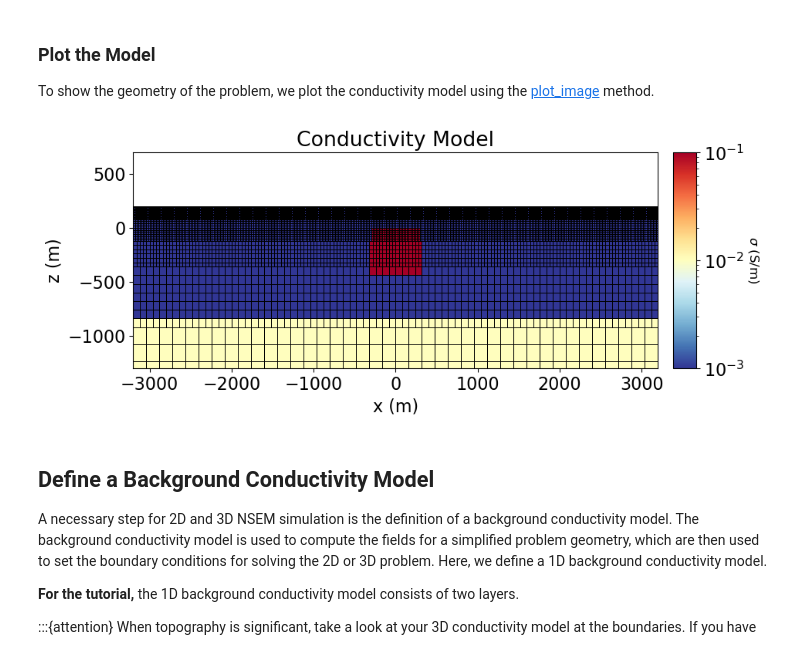
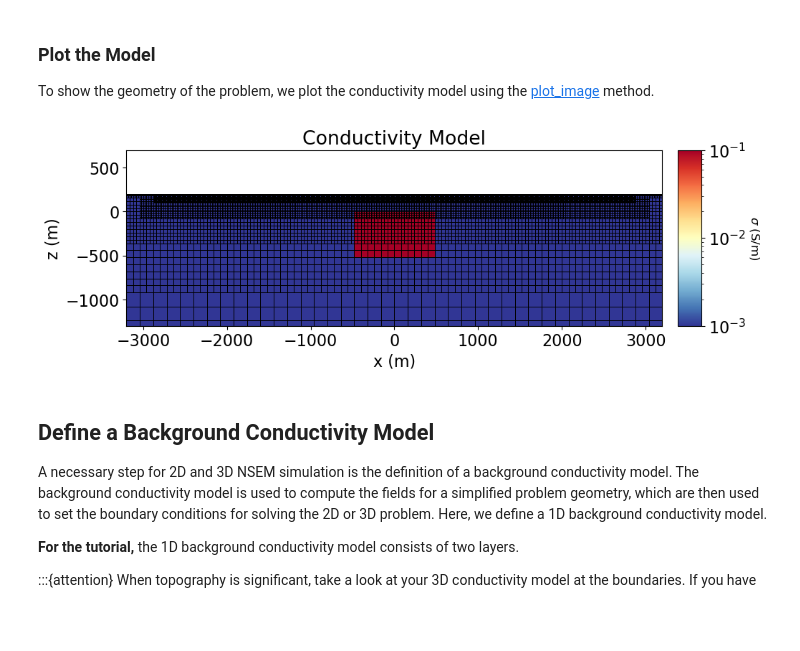
Before and after one commit to simpeg/user-tutorials, a Jupyter notebook: notebooks/09-nsem/fwd_nsem_2d.ipynb, the cells around one changed output. Drawn from its saved outputs; the diff is of its cells as text; code cells hidden in the pictures; blank space fills up the shorter version.

```diff
--- a/notebooks/09-nsem/fwd_nsem_2d.ipynb
+++ b/notebooks/09-nsem/fwd_nsem_2d.ipynb
@@ -72,7 +72,7 @@ Simulating NSEM data in the presence of significant topography on structured mes
 :::
 # %%
 # Along-line locations
-x_topo = np.linspace(-8000, 8000, 501)
+x_topo = np.linspace(-6000, 6000, 501)
 
 # Topography
 z_topo = 200 * np.ones_like(x_topo)
@@ -94,13 +94,13 @@ Note that air is defined as having a conductivity of 1e-8 S/m and not 0!!! This
 # Conductivities
 air_conductivity = 1e-8
 host_conductivity = 1e-3
-basement_conductivity = 1e-2
+basement_conductivity = 1e-3
 block_conductivity = 1e-1
 
 # Geometry parameters
-block_corner_1 = np.r_[-300.0, -420.0]
-block_corner_2 = np.r_[300., 0.]
-basement_elevation = -800
+block_corner_1 = np.r_[-480.0, -480.0]
+block_corner_2 = np.r_[480., 0.]
+basement_elevation = -480.0
 # %% [markdown]
 ### Survey Geometry
 
@@ -205,5 +205,5 @@ For a flatter surface topography as one approaches the boundary, try shifting th
 # %%
-dh = 5  # base cell width
+dh = 10  # base cell width
 dom_width_x = 40000.0  # domain width x
 dom_width_z = 40000.0  # domain width z
 nbcx = 2 ** int(np.round(np.log(dom_width_x / dh) / np.log(2.0)))  # num. base cells x
@@ -220,16 +220,16 @@ mesh.origin = mesh.origin + np.r_[0.0, z_topo.max()]
 # Coarse mesh refinement based on topography
 mesh.refine_surface(
     topo_2d,
-    padding_cells_by_level=[0, 0, 0, 4, 4, 8, 8],
+    padding_cells_by_level=[0, 0, 4, 4, 8, 8],
     finalize=False,
 )
 
 # Mesh refinement for core region
-inds = (topo_2d[:, 0] > -3200.) & (topo_2d[:, 0] < 3200.)
+inds = (topo_2d[:, 0] > -2800.) & (topo_2d[:, 0] < 2800.)
 mesh.refine_surface(
     topo_2d[inds, :],
     # padding_cells_by_level=[10, 10, 10, 6, 6, 6, 4],
-    padding_cells_by_level=[0, 10, 10, 6, 6, 6, 4],
+    padding_cells_by_level=[8, 8, 6, 6, 6, 4],
     finalize=False,
 )
 
@@ -239,7 +239,7 @@ pts = np.vstack(
 )
 mesh.refine_points(
     # pts, padding_cells_by_level=[6, 6, 6, 4, 4], finalize=False
-    pts, padding_cells_by_level=[0, 6, 6, 4, 4], finalize=False
+    pts, padding_cells_by_level=[4, 4, 4, 4], finalize=False
 )
 
 mesh.finalize()
@@ -328,33 +328,33 @@ To show the geometry of the problem, we plot the conductivity model using the [p
 # Generate a mapping to ignore inactice cells in plot
 plotting_map = maps.InjectActiveCells(mesh, active_cells, np.nan)
 # %%
-fig = plt.figure(figsize=(10, 4))
+fig = plt.figure(figsize=(11, 3.5))
 
 norm = LogNorm(vmin=1e-3, vmax=1e-1)
 
 ax1 = fig.add_axes([0.14, 0.17, 0.68, 0.7])
 mesh.plot_image(
     plotting_map * conductivity_model,
     ax=ax1,
     grid=True,
     pcolor_opts={"norm": norm, "cmap": mpl.cm.RdYlBu_r},
     grid_opts={"color":"k", "linewidth": 0.5}
 )
 ax1.set_xlim(-3200, 3200)
 ax1.set_ylim(np.max(z_topo) - 1500, np.max(z_topo)+500)
 ax1.set_title("Conductivity Model")
 ax1.set_xlabel("x (m)")
 ax1.set_ylabel("z (m)")
 
 ax2 = fig.add_axes([0.84, 0.17, 0.03, 0.7])
 cbar = mpl.colorbar.ColorbarBase(
     ax2, norm=norm, orientation="vertical", cmap=mpl.cm.RdYlBu_r
 )
 cbar.set_label(r"$\sigma$ (S/m)", rotation=270, labelpad=15, size=12)
 
 plt.show()
 # %% [output]
-[figure, old version]
+[figure, new version]
 # %% [markdown]
 ## Define a Background Conductivity Model
 
```
Also changed, not shown: parts of 7 cells of this notebook, 11 other files.
